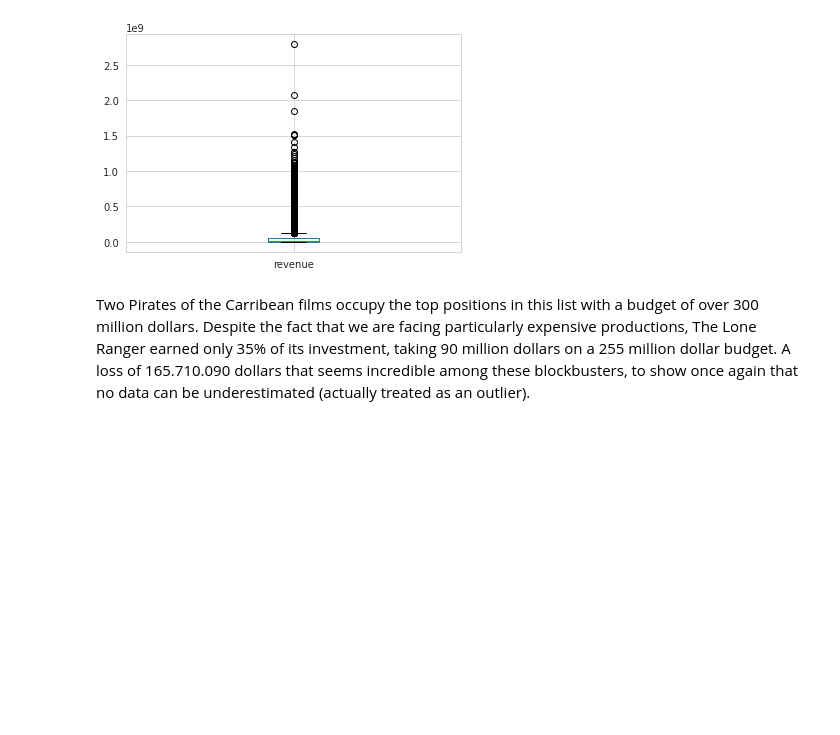
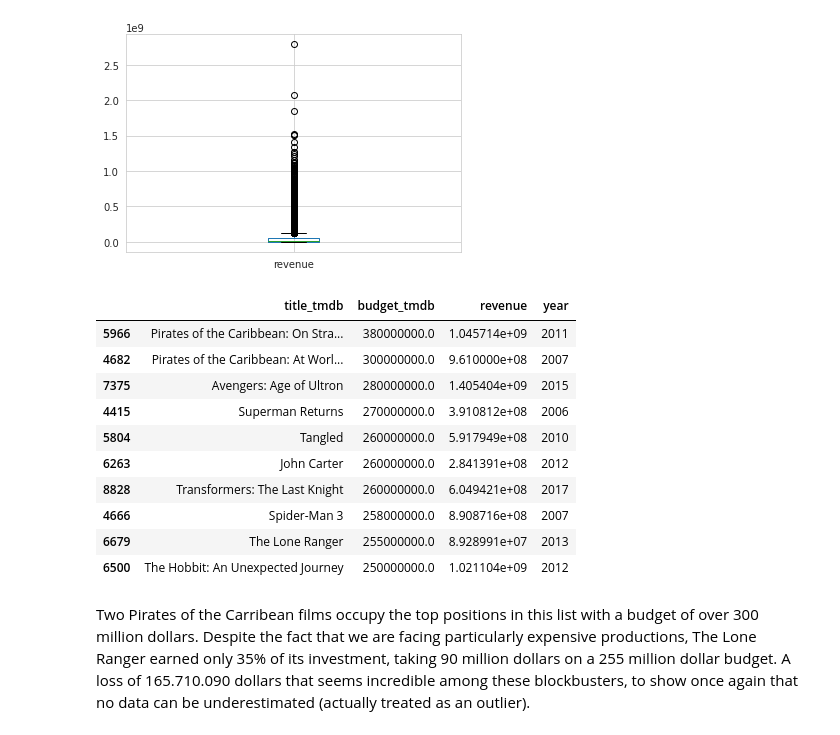
Before and after one commit to lilanpei/BDA-Project, a Jupyter notebook: Movies_data_exploration.ipynb, the cells around one changed output. Drawn from its saved outputs; the diff is of its cells as text; code cells hidden in the pictures; blank space fills up the shorter version.

```diff
--- a/Movies_data_exploration.ipynb
+++ b/Movies_data_exploration.ipynb
@@ -1613,7 +1631,19 @@ bud_box = clean_df.boxplot(['revenue'], showfliers=True)
 # %% [output]
 [figure]
 # %%
-clean_df[['title_tmdb', 'budget_tmdb', 'revenue','return', 'year']].sort_values('budget_tmdb', ascending=False).head(10)
+clean_df[['title_tmdb', 'budget_tmdb', 'revenue', 'year']].sort_values('budget_tmdb', ascending=False).head(10)
+# %% [output]
+|  | title_tmdb | budget_tmdb | revenue | year |
+| 5966 | Pirates of the Caribbean: On Stra... | 380000000.0 | 1.045714e+09 | 2011 |
+| 4682 | Pirates of the Caribbean: At Worl... | 300000000.0 | 9.610000e+08 | 2007 |
+| 7375 | Avengers: Age of Ultron | 280000000.0 | 1.405404e+09 | 2015 |
+| 4415 | Superman Returns | 270000000.0 | 3.910812e+08 | 2006 |
+| 5804 | Tangled | 260000000.0 | 5.917949e+08 | 2010 |
+| 6263 | John Carter | 260000000.0 | 2.841391e+08 | 2012 |
+| 8828 | Transformers: The Last Knight | 260000000.0 | 6.049421e+08 | 2017 |
+| 4666 | Spider-Man 3 | 258000000.0 | 8.908716e+08 | 2007 |
+| 6679 | The Lone Ranger | 255000000.0 | 8.928991e+07 | 2013 |
+| 6500 | The Hobbit: An Unexpected Journey | 250000000.0 | 1.021104e+09 | 2012 |
 # %% [markdown]
 Two Pirates of the Carribean films occupy the top positions in this list with a budget of over 300 million dollars. Despite the fact that we are facing particularly expensive productions, The Lone Ranger earned only 35% of its investment, taking 90 million dollars on a 255 million dollar budget. A loss of 165.710.090 dollars that seems incredible among these blockbusters, to show once again that no data can be underestimated (actually treated as an outlier).
 # %%
```
Also changed, not shown: parts of 20 cells of this notebook.
